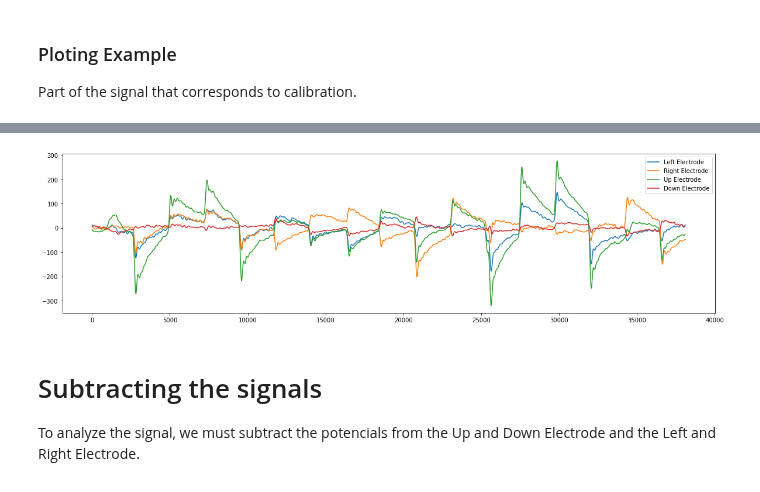
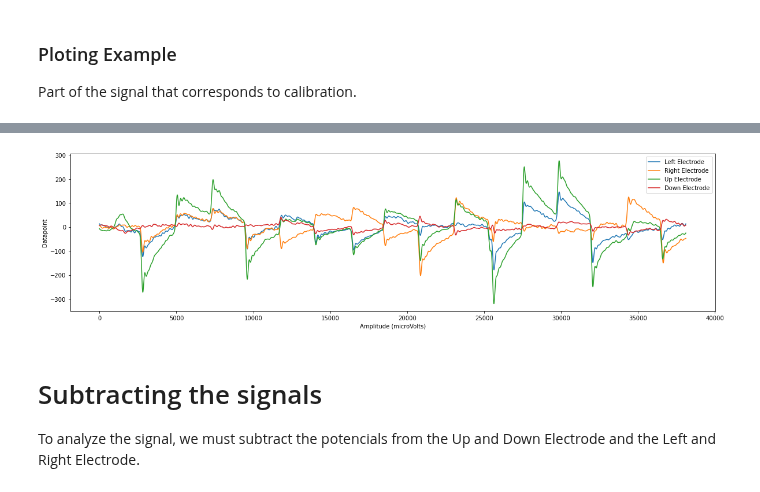
Before and after one commit to RicardoCQB/enac-eog-analysis, a Jupyter notebook: src/readEOG.ipynb, the cells around one changed output, grey strips where cells are left out. Saved outputs shown, nothing was run; the diff lists cells and outputs as text; code cells hidden in the pictures.

Commit message:
modulated visualization in jupyter notebook

```diff
--- a/src/readEOG.ipynb
+++ b/src/readEOG.ipynb
@@ -89,13 +78,0 @@ plt.show()
-# %%
-# Plot Filtered Data with baseline removed using detrending
-minD = 116396
-maxD = minD + 154517-116396
-sampledata = eyesDataFiltered2[:,  minD : maxD ]
-sampledata = np.swapaxes(sampledata,0,1)
-plt.figure( figsize=( 20, 5 ) )
-plt.plot( sampledata)
-labels = ['Left Electrode', 'Right Electrode', 'Up Electrode', 'Down Electrode']
-plt.legend(labels)
-plt.show()
-
-#print(signal_labels)
@@ -104,18 +79,23 @@ plt.show()
-# %%
-# Plot Filtered Data with baseline removed using butterworth bandpass filter.
-minD = 116396
-maxD = minD + 154517-116396
-sampledata = eyesDataFiltered3[:,  minD : maxD ]
-sampledata = np.swapaxes(sampledata,0,1)
-plt.figure( figsize=( 20, 5 ) )
-plt.plot( sampledata)
-labels = ['Left Electrode', 'Right Electrode', 'Up Electrode', 'Down Electrode']
-plt.legend(labels)
-plt.show()
-
-#print(signal_labels)
-# %% [output]
-[figure, removed]
+# %%
+def plotEogSignal(signal, start=0, end=1000, labels=[],
+                  xAxisLabel='Amplitude (microVolts)',
+                  yAxisLabel='Datapoint'):
+    plt.figure(figsize=(20, 5))
+    signal = signal[:, start:end]
+    signal = np.swapaxes(signal,0,1)
+    plt.plot(signal)
+    plt.xlabel(xAxisLabel)
+    plt.ylabel(yAxisLabel)
+    plt.legend(labels)
+    plt.show()
+# %%
+calibrationStart = 116396
+calibrationEnd = 154517
+labels = ['Left Electrode', 'Right Electrode', 'Up Electrode', 'Down Electrode']
+plotEogSignal(eyesDataFiltered3, start=minD, end=maxD, labels=labels)
+plt.show()
+# %% [output]
+[figure, added]
 # %% [markdown]
 # Subtracting the signals
 
```
Also changed, not shown: parts of 4 cells of this notebook.
